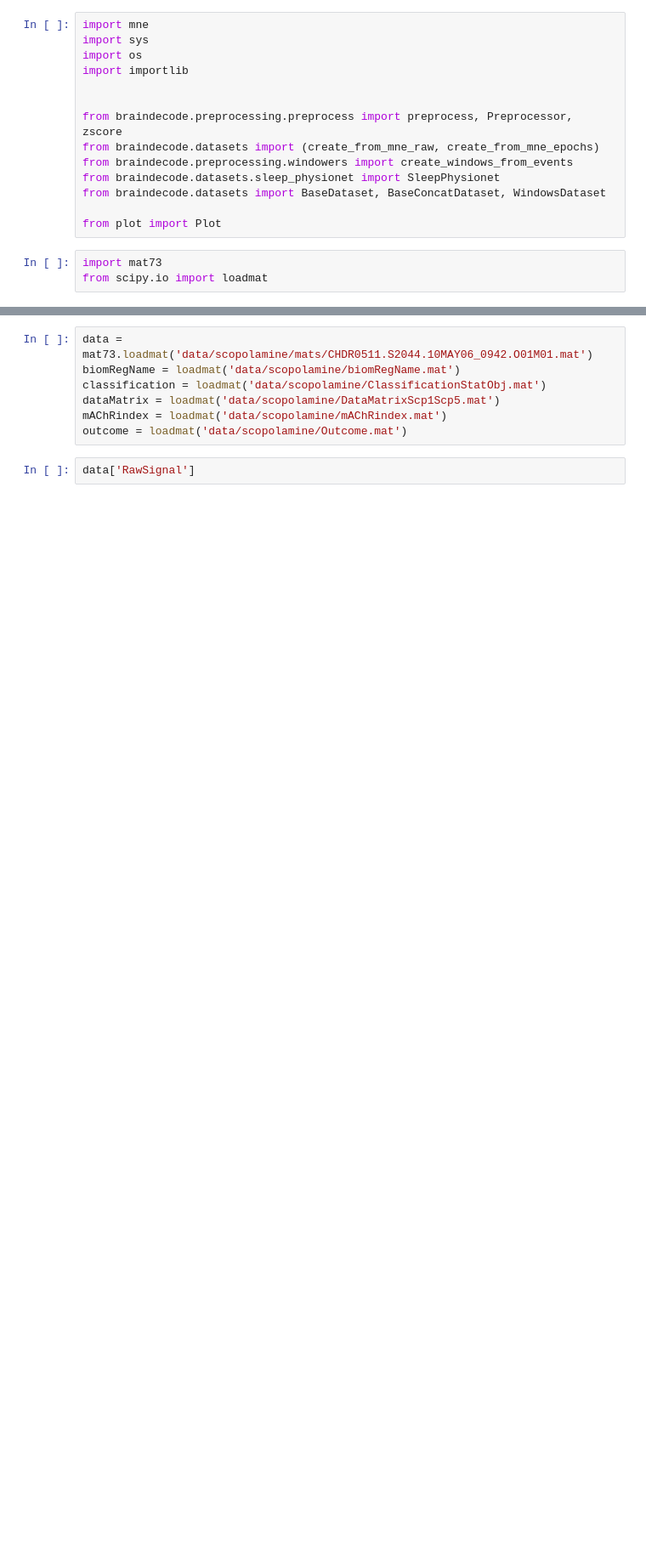
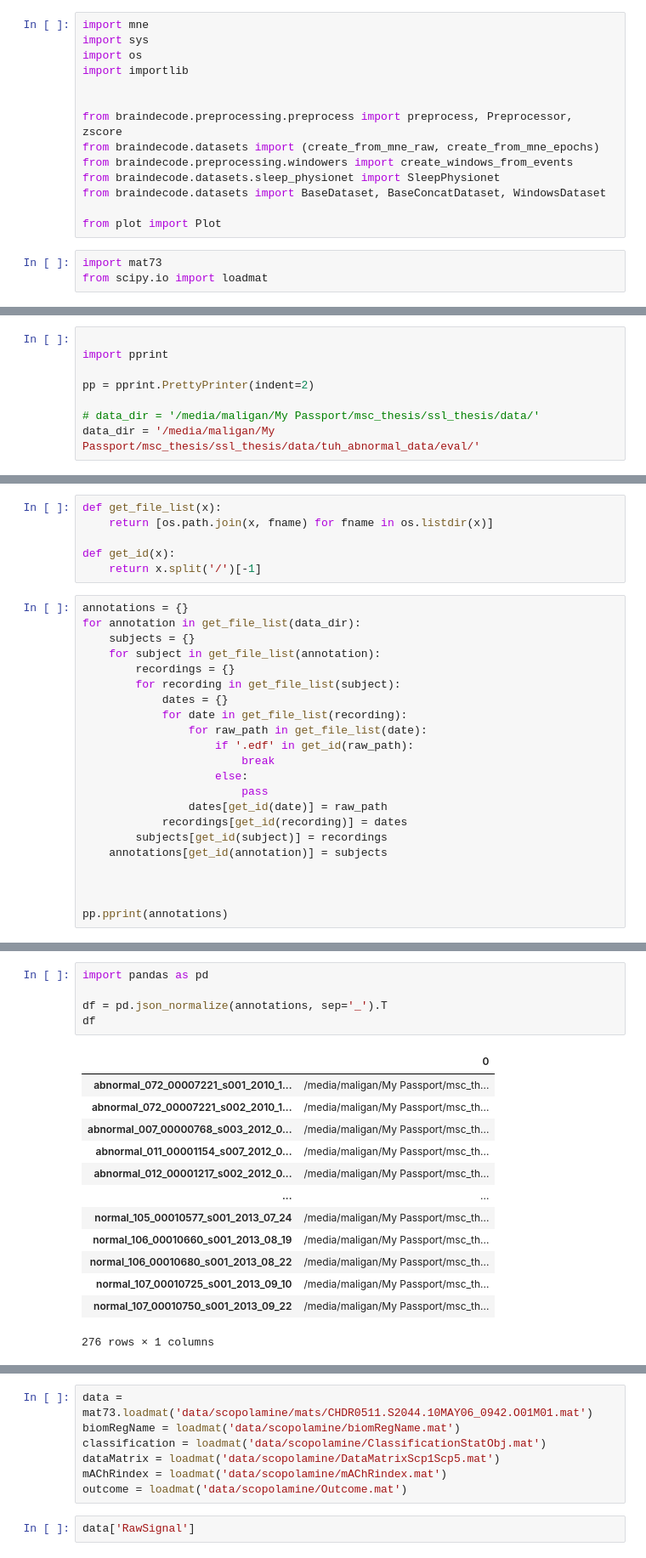
Before and after one commit to etiennegalea/ssl_generic_eeg, a Jupyter notebook: test.ipynb, the cells around one changed output, grey strips where cells are left out. Shown at 85% size. Saved outputs shown, nothing was run; the diff lists cells and outputs as text; blank space fills up the shorter version.

Commit message:
Added TUH abnormal dataset to fine-tuning script

```diff
--- a/test.ipynb
+++ b/test.ipynb
@@ -17,0 +24,8 @@ from scipy.io import loadmat
+# %%
+
+import pprint
+
+pp = pprint.PrettyPrinter(indent=2)
+
+# data_dir = '/media/maligan/My Passport/msc_thesis/ssl_thesis/data/'
+data_dir = '/media/maligan/My Passport/msc_thesis/ssl_thesis/data/tuh_abnormal_data/eval/'
@@ -17,0 +41,28 @@ from scipy.io import loadmat
+# %%
+def get_file_list(x):
+    return [os.path.join(x, fname) for fname in os.listdir(x)]
+
+def get_id(x):
+    return x.split('/')[-1]
+# %%
+annotations = {}
+for annotation in get_file_list(data_dir):
+    subjects = {}
+    for subject in get_file_list(annotation):
+        recordings = {}
+        for recording in get_file_list(subject):
+            dates = {}
+            for date in get_file_list(recording):
+                for raw_path in get_file_list(date):
+                    if '.edf' in get_id(raw_path):
+                        break
+                    else:
+                        pass
+                dates[get_id(date)] = raw_path
+            recordings[get_id(recording)] = dates
+        subjects[get_id(subject)] = recordings
+    annotations[get_id(annotation)] = subjects
+
+
+
+pp.pprint(annotations)
@@ -17,0 +125,19 @@ from scipy.io import loadmat
+# %%
+import pandas as pd
+
+df = pd.json_normalize(annotations, sep='_').T
+df
+# %% [output]
+|  | 0 |
+| abnormal_072_00007221_s001_2010_1... | /media/maligan/My Passport/msc_th... |
+| abnormal_072_00007221_s002_2010_1... | /media/maligan/My Passport/msc_th... |
+| abnormal_007_00000768_s003_2012_0... | /media/maligan/My Passport/msc_th... |
+| abnormal_011_00001154_s007_2012_0... | /media/maligan/My Passport/msc_th... |
+| abnormal_012_00001217_s002_2012_0... | /media/maligan/My Passport/msc_th... |
+| ... | ... |
+| normal_105_00010577_s001_2013_07_24 | /media/maligan/My Passport/msc_th... |
+| normal_106_00010660_s001_2013_08_19 | /media/maligan/My Passport/msc_th... |
+| normal_106_00010680_s001_2013_08_22 | /media/maligan/My Passport/msc_th... |
+| normal_107_00010725_s001_2013_09_10 | /media/maligan/My Passport/msc_th... |
+| normal_107_00010750_s001_2013_09_22 | /media/maligan/My Passport/msc_th... |
+276 rows × 1 columns
```
Also changed, not shown: parts of 14 cells of this notebook, 4 other files.
